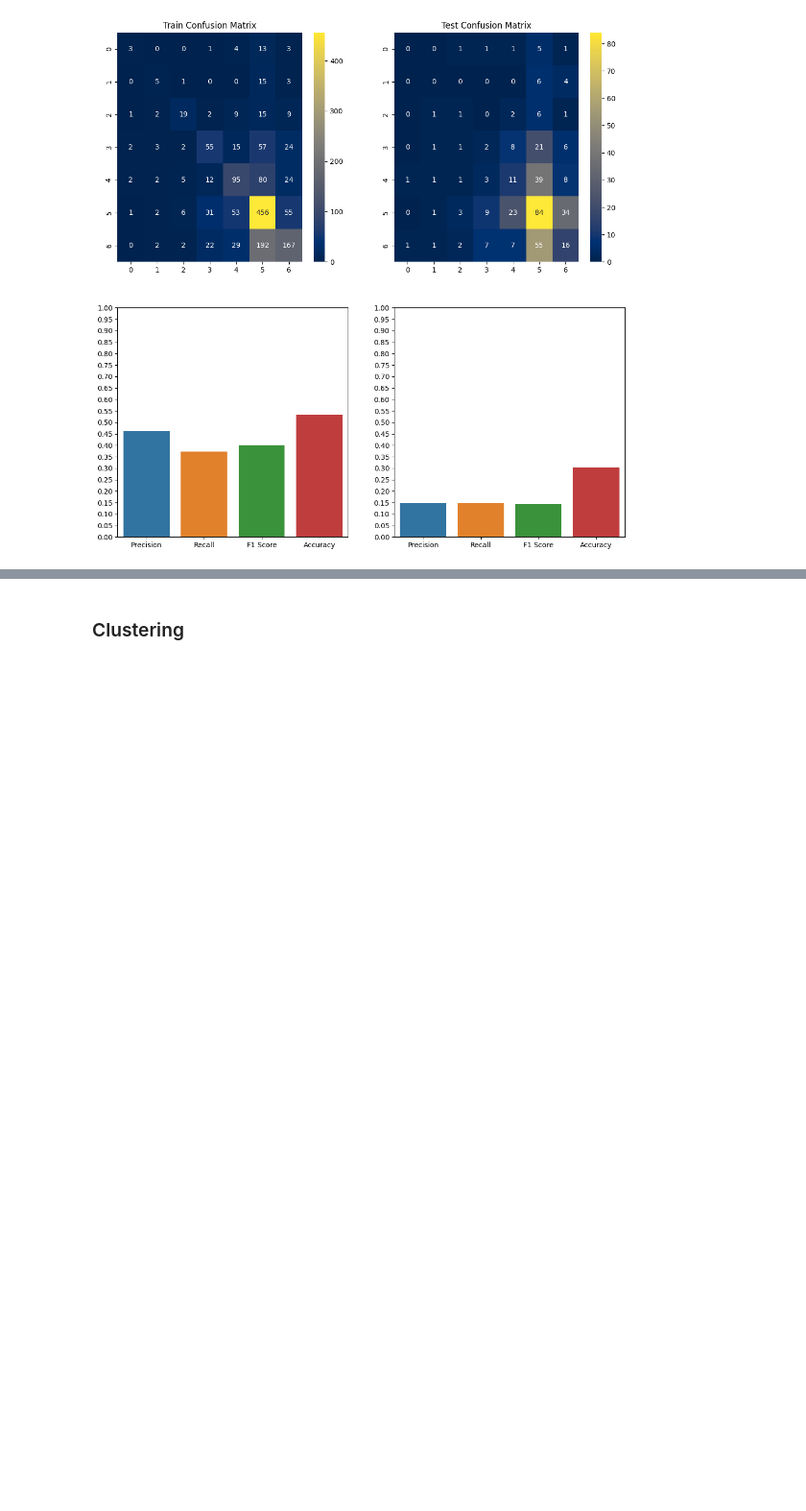
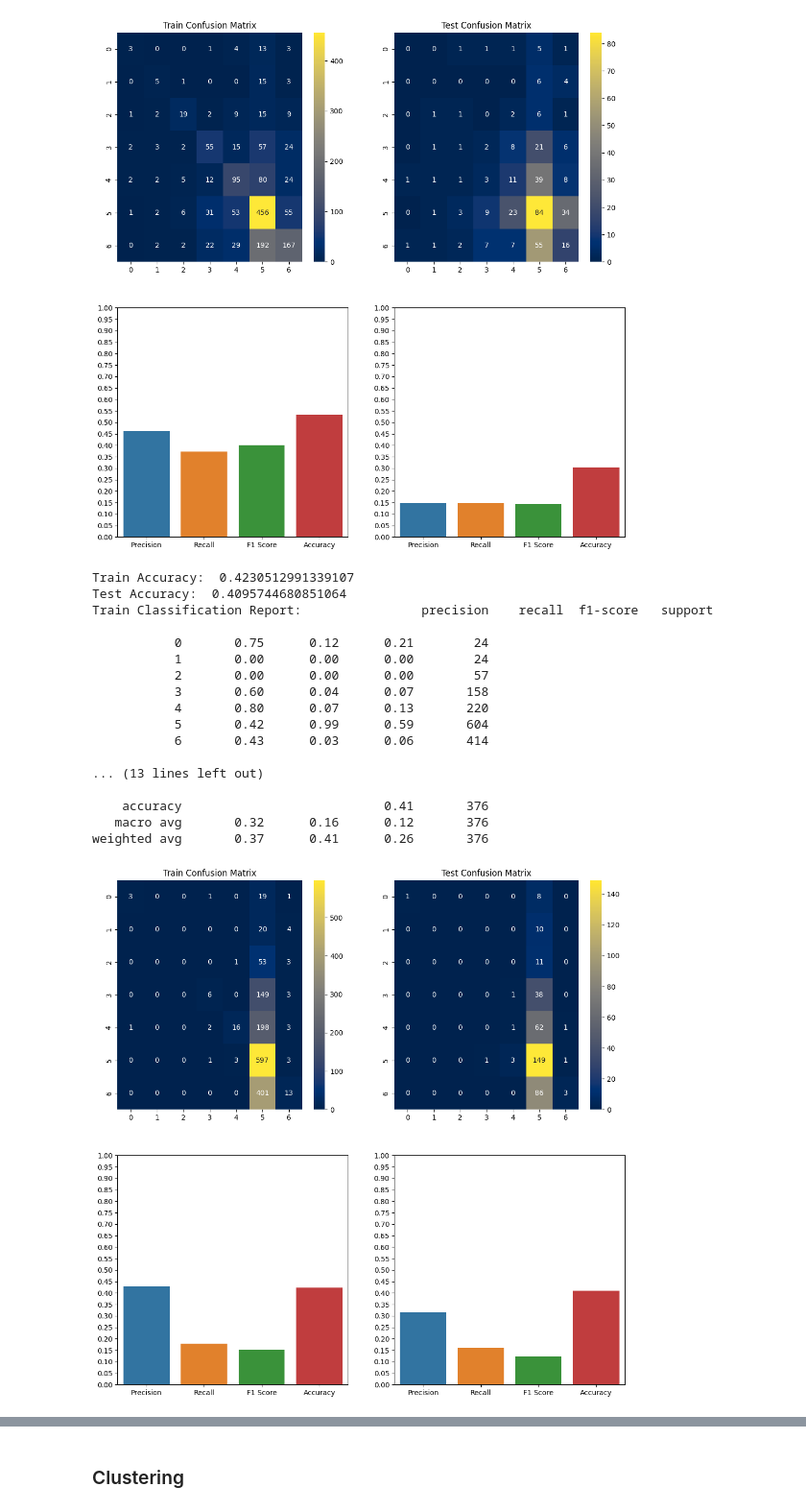
Before and after one commit to Wornairz/UniCT, a Jupyter notebook: FAD/fad_project.ipynb, the cells around one changed output, grey strips where cells are left out. Shown at 96% size. Saved outputs shown, nothing was run; the diff lists cells and outputs as text; code cells hidden in the pictures; blank space fills up the shorter version.

Commit message:
add decision tree and random forest

```diff
--- a/FAD/fad_project.ipynb
+++ b/FAD/fad_project.ipynb
@@ -493,3 +495,33 @@ Train Classification Report:                precision    recall  f1-score   supp
    macro avg       0.15      0.15      0.14       376
 weighted avg       0.26      0.30      0.28       376
 [figure]
+# %%
+dt = DecisionTreeClassifier(criterion='gini',max_depth=4,random_state=0)
+target_variable = [ "Alcohol" ]
+dt.fit(train_set[person_labels], train_set[target_variable])
+train_probs = dt.predict(train_set[person_labels])
+train_pred = train_probs.round().astype(int)
+
+test_probs = dt.predict(test_set[person_labels])
+test_pred = test_probs.round().astype(int)
+
+print_metrics_multiclass_classification(train_set[target_variable], train_pred, test_set[target_variable], test_pred, classes=range(7))
+# %% [output]
+Train Accuracy:  0.4230512991339107
+Test Accuracy:  0.4095744680851064
+Train Classification Report:                precision    recall  f1-score   support
+
+           0       0.75      0.12      0.21        24
+           1       0.00      0.00      0.00        24
+           2       0.00      0.00      0.00        57
+           3       0.60      0.04      0.07       158
+           4       0.80      0.07      0.13       220
+           5       0.42      0.99      0.59       604
+           6       0.43      0.03      0.06       414
+
+... (13 lines left out)
+
+    accuracy                           0.41       376
+   macro avg       0.32      0.16      0.12       376
+weighted avg       0.37      0.41      0.26       376
+[figure, added]
```
Also changed, not shown: parts of 2 cells of this notebook.
